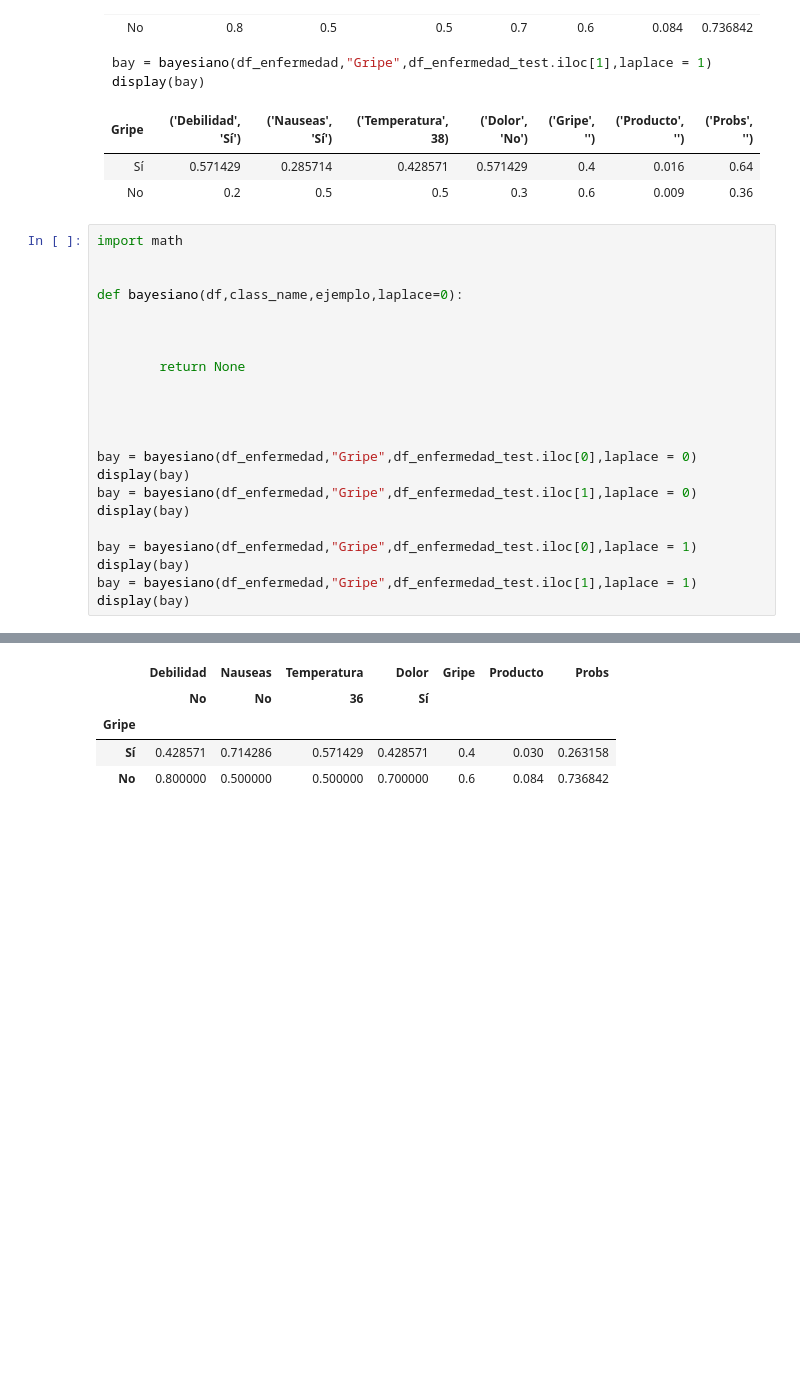
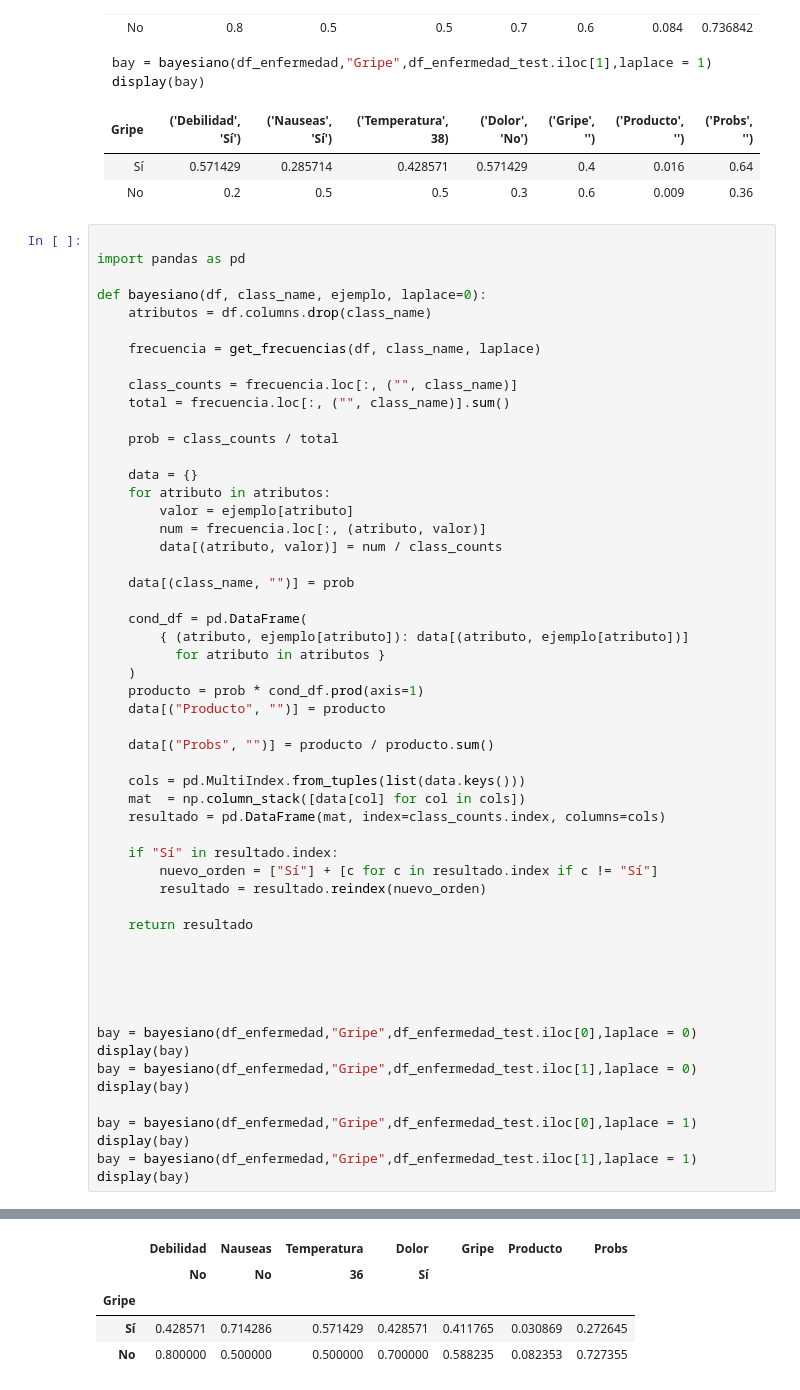
Before and after one commit to VictorDeMarco/Mineria-Datos, a Jupyter notebook: practica_4/Bayesiano.ipynb, the cells around one changed output, grey strips where cells are left out. Saved outputs shown, nothing was run; the diff lists cells and outputs as text; blank space fills up the shorter version.

```diff
--- a/practica_4/Bayesiano.ipynb
+++ b/practica_4/Bayesiano.ipynb
@@ -346,14 +349,46 @@ display(bay)
 | Sí      |              0.571429 |            0.285714 |              0.428571 |          0.571429 |             0.4 |              0.016 |            0.64 |
 | No      |              0.2      |            0.5      |              0.5      |          0.3      |             0.6 |              0.009 |            0.36 |
 # %%
-import math
 
+import pandas as pd
 
-def bayesiano(df,class_name,ejemplo,laplace=0):
+def bayesiano(df, class_name, ejemplo, laplace=0):
+    atributos = df.columns.drop(class_name)
 
+    frecuencia = get_frecuencias(df, class_name, laplace)
 
+    class_counts = frecuencia.loc[:, ("", class_name)]
+    total = frecuencia.loc[:, ("", class_name)].sum()
 
-        return None
+    prob = class_counts / total
+
+    data = {}
+    for atributo in atributos:
+        valor = ejemplo[atributo]
+        num = frecuencia.loc[:, (atributo, valor)]
+        data[(atributo, valor)] = num / class_counts
+
+    data[(class_name, "")] = prob
+
+    cond_df = pd.DataFrame(
+        { (atributo, ejemplo[atributo]): data[(atributo, ejemplo[atributo])]
+          for atributo in atributos }
+    )
+    producto = prob * cond_df.prod(axis=1)
+    data[("Producto", "")] = producto
+
+    data[("Probs", "")] = producto / producto.sum()
+
+    cols = pd.MultiIndex.from_tuples(list(data.keys()))
+    mat  = np.column_stack([data[col] for col in cols])
+    resultado = pd.DataFrame(mat, index=class_counts.index, columns=cols)
+
+    if "Sí" in resultado.index:
+        nuevo_orden = ["Sí"] + [c for c in resultado.index if c != "Sí"]
+        resultado = resultado.reindex(nuevo_orden)
+
+    return resultado
+
 
 
 
@@ -381,8 +416,8 @@ display(bay)
 |  | Debilidad | Nauseas | Temperatura | Dolor | Gripe | Producto | Probs |
 |  | No | No | 36 | Sí |  |  |  |
 | Gripe |  |  |  |  |  |  |  |
-| Sí | 0.428571 | 0.714286 | 0.571429 | 0.428571 | 0.4 | 0.030 | 0.263158 |
-| No | 0.800000 | 0.500000 | 0.500000 | 0.700000 | 0.6 | 0.084 | 0.736842 |
+| Sí | 0.428571 | 0.714286 | 0.571429 | 0.428571 | 0.411765 | 0.030869 | 0.272645 |
+| No | 0.800000 | 0.500000 | 0.500000 | 0.700000 | 0.588235 | 0.082353 | 0.727355 |
 |  | Debilidad | Nauseas | Temperatura | Dolor | Gripe | Producto | Probs |
 |  | Sí | Sí | 38 | No |  |  |  |
 | Gripe |  |  |  |  |  |  |  |
```
Also changed, not shown: parts of 2 cells of this notebook.
